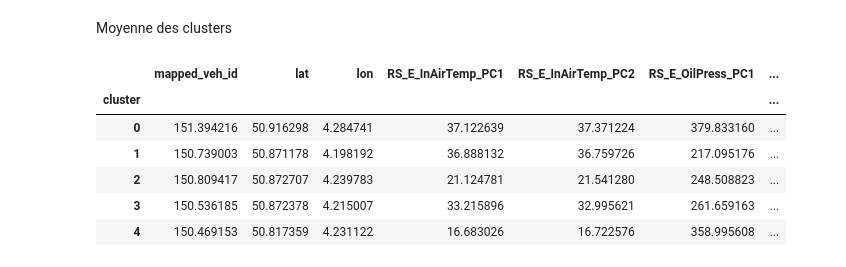
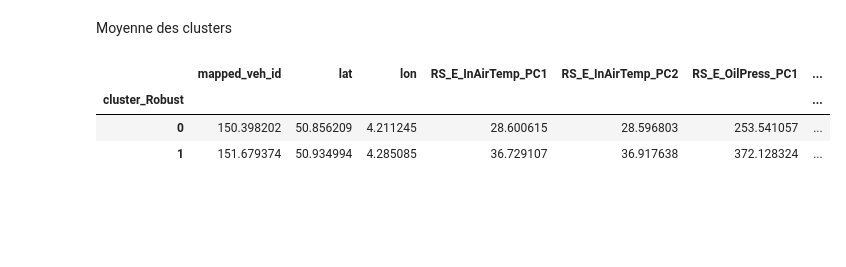
Before and after one commit to koadegno/data-minig-project, a Jupyter notebook: K-Algo.ipynb, the cells around one changed output. Cells and saved outputs as stored; diff of their text form; code cells hidden in the pictures; blank space fills up the shorter version.

```diff
--- a/K-Algo.ipynb
+++ b/K-Algo.ipynb
@@ -10,5 +9,5 @@ from pandas.plotting import parallel_coordinates
 # %%
-data = pd.read_csv('data.csv', delimiter=';')
+data = pd.read_csv('ar41_for_ulb_cleaned.csv', delimiter=';')
 # %% [markdown]
 ## Scaling
 # %%
@@ -37,13 +40,26 @@ X_scaled = scaler.fit_transform(X)
 inertia = []
 for i in range(1, 11):
     kmeans = KMeans(n_clusters=i, random_state=0, n_init=10)
-    kmeans.fit(X_scaled)
+    kmeans.fit(X_Robustscaled)
     inertia.append(kmeans.inertia_)
 
 # Plot the Elbow curve
 plt.plot(range(1, 11), inertia, marker='o')
 plt.xlabel('Number of clusters')
 plt.ylabel('Inertia')
-plt.title('Elbow Method for Optimal k')
+plt.title('Elbow Method for Optimal k with Robust Scaler')
 plt.show()
+
+inertia = []
+for i in range(1, 11):
+    kmeans = KMeans(n_clusters=i, random_state=0, n_init=10)
+    kmeans.fit(X_Standardscaled)
+    inertia.append(kmeans.inertia_)
+
+# Plot the Elbow curve
+plt.plot(range(1, 11), inertia, marker='o')
+plt.xlabel('Number of clusters')
+plt.ylabel('Inertia')
+plt.title('Elbow Method for Optimal k with Standard Scaler')
+plt.show()
 # %% [output]
@@ -51,16 +68,26 @@ plt.show()
 # %%
 # Choose an appropriate number of clusters (k) based on the Elbow curve
-k = 5  # Adjust this value based on the Elbow curve
+k = 2  # Adjust this value based on the Elbow curve
 
 # Fit the K-means model
-kmeans = KMeans(n_clusters=k, random_state=0)
-kmeans.fit(X_scaled)
+kmeansRobust = KMeans(n_clusters=k, random_state=0)
+kmeansRobust.fit(X_Robustscaled)
+
+k = 5  # Adjust this value based on the Elbow curve
+kmeansStandard = KMeans(n_clusters=k, random_state=0)
+kmeansStandard.fit(X_Standardscaled)
 # %% [output]
 KMeans(n_clusters=5, random_state=0)
 # %%
 # Add cluster labels to the original DataFrame
-data['cluster'] = kmeans.labels_
+data['cluster_Robust'] = kmeansRobust.labels_
 
 # Calculate the distance of each point to its assigned cluster center
-data['distance_to_center'] = np.min(kmeans.transform(X_scaled), axis=1)
+data['distance_to_center_Robust'] = np.min(kmeansRobust.transform(X_Robustscaled), axis=1)
+
+# Add cluster labels to the original DataFrame
+data['cluster_Standard'] = kmeansStandard.labels_
+
+# Calculate the distance of each point to its assigned cluster center
+data['distance_to_center_Standard'] = np.min(kmeansStandard.transform(X_Standardscaled), axis=1)
 # %%
@@ -115,13 +142,10 @@ plt.show()
 # %% [markdown]
 Moyenne des clusters
 # %%
-means = data.groupby('cluster').mean()
+means = data.groupby('cluster_Robust').mean()
 means
 # %% [output]
 |  | mapped_veh_id | lat | lon | RS_E_InAirTemp_PC1 | RS_E_InAirTemp_PC2 | RS_E_OilPress_PC1 | ... |
-| cluster |  |  |  |  |  |  | ... |
-| 0 | 151.394216 | 50.916298 | 4.284741 | 37.122639 | 37.371224 | 379.833160 | ... |
-| 1 | 150.739003 | 50.871178 | 4.198192 | 36.888132 | 36.759726 | 217.095176 | ... |
-| 2 | 150.809417 | 50.872707 | 4.239783 | 21.124781 | 21.541280 | 248.508823 | ... |
-| 3 | 150.536185 | 50.872378 | 4.215007 | 33.215896 | 32.995621 | 261.659163 | ... |
-| 4 | 150.469153 | 50.817359 | 4.231122 | 16.683026 | 16.722576 | 358.995608 | ... |
+| cluster_Robust |  |  |  |  |  |  | ... |
+| 0 | 150.398202 | 50.856209 | 4.211245 | 28.600615 | 28.596803 | 253.541057 | ... |
+| 1 | 151.679374 | 50.934994 | 4.285085 | 36.729107 | 36.917638 | 372.128324 | ... |
```
Also changed, not shown: parts of 12 cells of this notebook.
